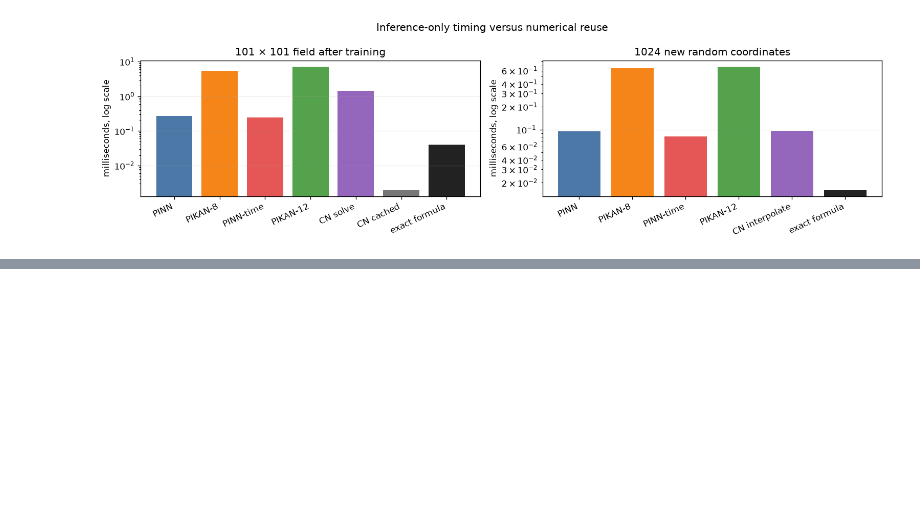
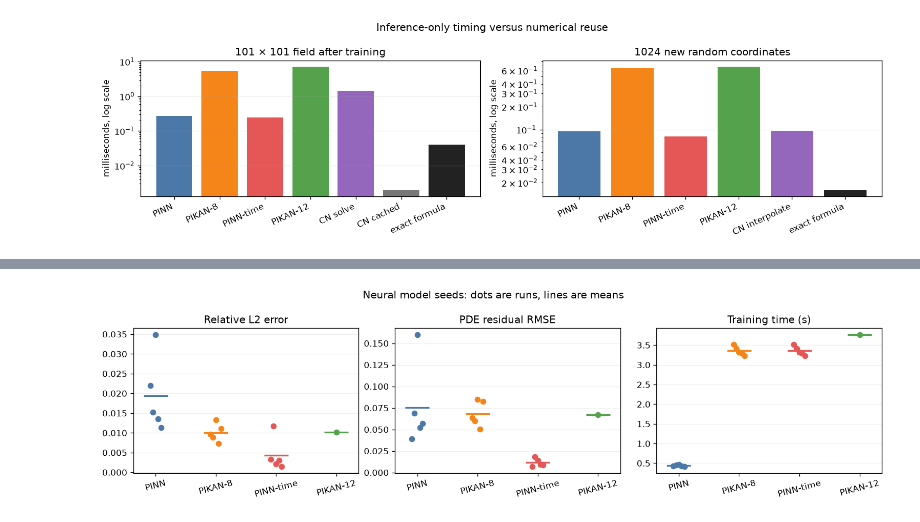
Before and after one commit to OussemaBenAmeur/Benchmark-Heat-Equation, a Jupyter notebook: PIKAN_Heat_Equation.ipynb, the cells around one changed output, grey strips where cells are left out. Cells and saved outputs as stored; diff of their text form; code cells hidden in the pictures; blank space fills up the shorter version.

```diff
--- a/PIKAN_Heat_Equation.ipynb
+++ b/PIKAN_Heat_Equation.ipynb
@@ -479,0 +536,20 @@ Known exact formula: 101×101 field in 0.04018 ms; 1024 random queries in 0.0159
+# %%
+fig, axes = plt.subplots(1, 3, figsize=(13, 3.6))
+names = ("PINN", "PIKAN-8", "PINN-time", "PIKAN-12")
+colors = ("#4c78a8", "#f58518", "#e45756", "#54a24b")
+for ax, metric, title in zip(axes,
+                             ("relative_L2", "PDE_residual_RMSE", "train_seconds"),
+                             ("Relative L2 error", "PDE residual RMSE", "Training time (s)")):
+    for pos, (name, color) in enumerate(zip(names, colors)):
+        values = results.loc[results.model == name, metric].to_numpy()
+        jitter = np.linspace(-.09, .09, len(values)) if len(values) > 1 else [0]
+        ax.scatter(pos + np.asarray(jitter), values, color=color, zorder=3)
+        ax.hlines(values.mean(), pos - .2, pos + .2, colors=color, linewidth=2)
+    ax.set_xticks(range(4), names, rotation=15)
+    ax.set_title(title)
+    ax.grid(axis="y", alpha=.2)
+fig.suptitle("Neural model seeds: dots are runs, lines are means")
+plt.tight_layout()
+plt.show()
+# %% [output]
+[figure, added]
```
Also changed, not shown: parts of 4 cells of this notebook.
